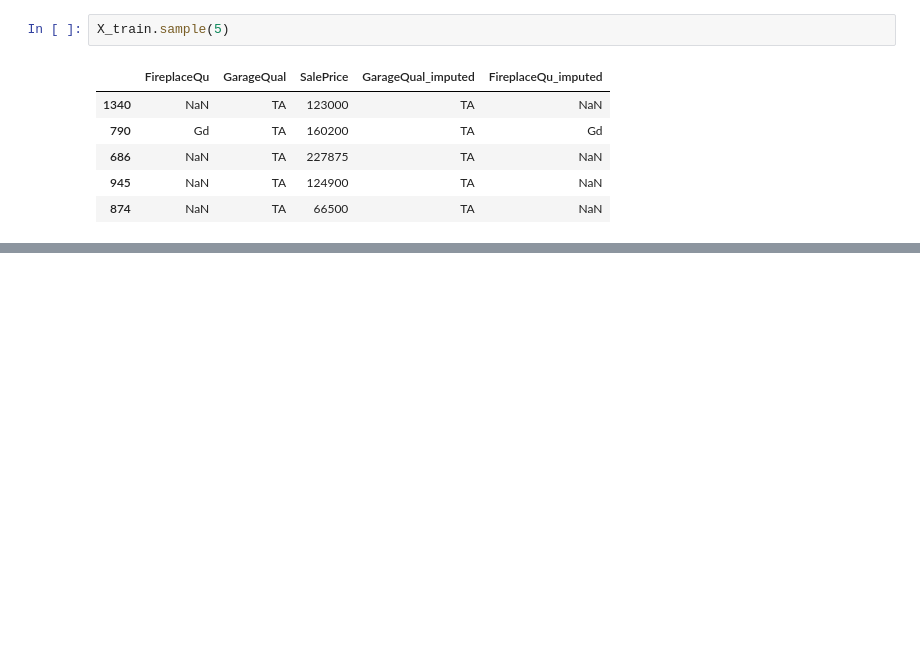
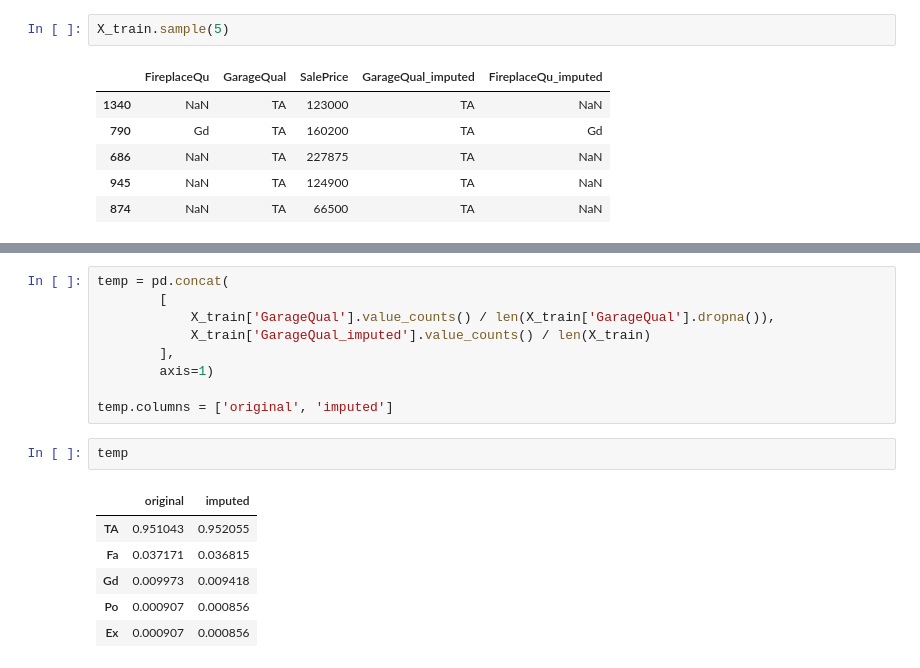
Before and after one commit to Shreyasb1015/Machine-Learning, a Jupyter notebook: handling-missing-data/random-sample-imputation.ipynb, the cells around one changed output, grey strips where cells are left out. Drawn from its saved outputs; the diff is of its cells as text; blank space fills up the shorter version.

```diff
--- a/handling-missing-data/random-sample-imputation.ipynb
+++ b/handling-missing-data/random-sample-imputation.ipynb
@@ -188,0 +212,18 @@ X_train.sample(5)
+# %%
+temp = pd.concat(
+        [
+            X_train['GarageQual'].value_counts() / len(X_train['GarageQual'].dropna()),
+            X_train['GarageQual_imputed'].value_counts() / len(X_train)
+        ],
+        axis=1)
+
+temp.columns = ['original', 'imputed']
+# %%
+temp
+# %% [output]
+|  | original | imputed |
+| TA | 0.951043 | 0.952055 |
+| Fa | 0.037171 | 0.036815 |
+| Gd | 0.009973 | 0.009418 |
+| Po | 0.000907 | 0.000856 |
+| Ex | 0.000907 | 0.000856 |
```
Also changed, not shown: parts of 4 cells of this notebook.
